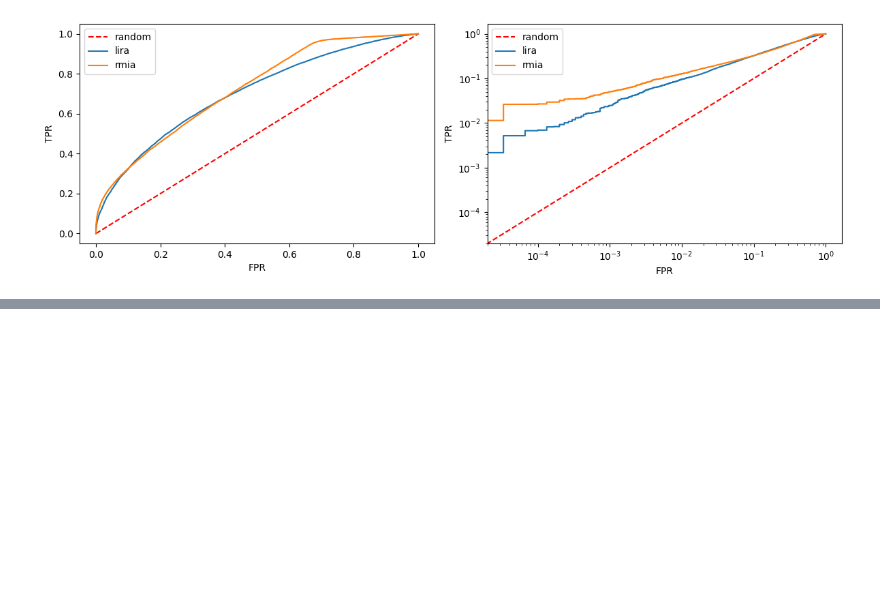
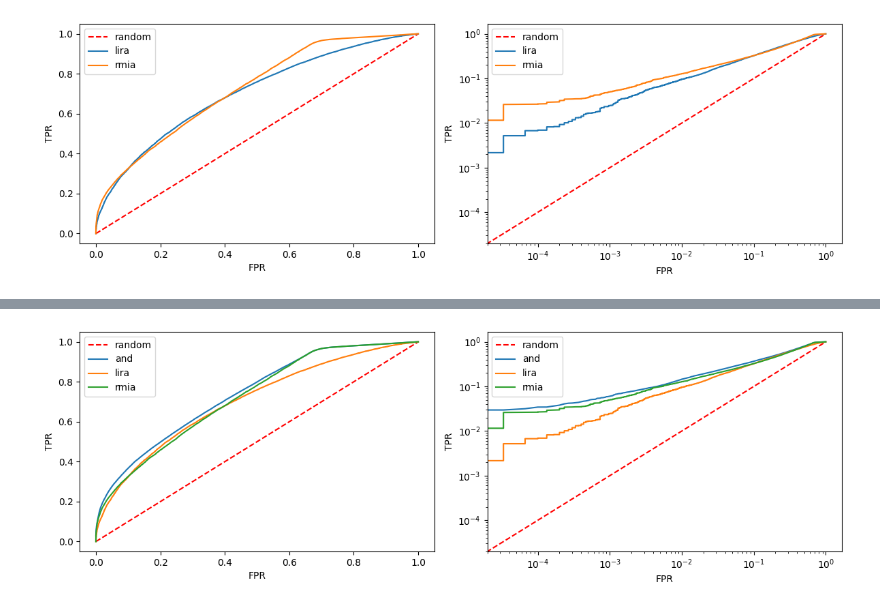
Before and after one commit to aidotse/LeakPro, a Jupyter notebook: examples/mia/cifar/B4_disparity.ipynb, the cells around one changed output, grey strips where cells are left out. Drawn from its saved outputs; the diff is of its cells as text; code cells hidden in the pictures; blank space fills up the shorter version.

```diff
--- a/examples/mia/cifar/B4_disparity.ipynb
+++ b/examples/mia/cifar/B4_disparity.ipynb
@@ -212,0 +166,3 @@ plt.show()
+# %%
+lira_scores = scores_rank["lira"]
+rmia_scores = scores_rank["rmia"]
@@ -212,0 +286,18 @@ plt.show()
+# %%
+# ------------------------------------------------------------
+# Pareto frontier (minimize FPR, maximize TPR), keep (l, r)
+# ------------------------------------------------------------
+def pareto_front(df: pd.DataFrame) -> pd.DataFrame:
+    # Work on (fpr, tpr, l, r); drop duplicates in case any slipped in
+    dd = df[["fpr", "tpr", "l", "r"]].dropna().drop_duplicates()
+    # Sort by FPR asc, TPR desc; then keep TPR record-highs
+    dd = dd.sort_values(["fpr", "tpr"], ascending=[True, False])
+    best_tpr = -np.inf
+    keep = []
+    for row in dd.itertuples(index=False):
+        fpr, tpr, l, r = row
+        if tpr > best_tpr:
+            keep.append(row)
+            best_tpr = tpr
+    frontier = pd.DataFrame(keep, columns=["fpr", "tpr", "l", "r"]).reset_index(drop=True)
+    return frontier
@@ -212,0 +364,22 @@ plt.show()
+# %%
+fpr00 = np.linspace(0,1,10)
+
+fig, axs = plt.subplots(1,2,figsize=(12,4))
+axs[0].plot(fpr00, fpr00, 'r--', label="random")
+axs[1].loglog(fpr00, fpr00, 'r--', label="random")
+for i in [0,1]:
+    #axs[i].plot(df["fpr"],df["tpr"], '-.', label="or")
+    #axs[i].plot(df["fpr"],df["tpr"], '-.', label="and")
+    #axs[i].plot(store["fpr"],store["tpr"], '.')
+    axs[i].plot(front["fpr"],front["tpr"], '-', label="and")
+    for (key,(fpr, tpr, _)) in curves_rank.items():
+        axs[i].plot(fpr, tpr, label=key)
+    axs[i].set_xlabel("FPR")
+    axs[i].set_ylabel("TPR")
+    axs[i].legend()
+plt.tight_layout()
+plt.savefig("strong_comparison.png")
+plt.savefig("strong_comparison.pdf")
+plt.show()
+# %% [output]
+[figure, added]
```
Also changed, not shown: parts of 25 cells of this notebook, 4 other files.
